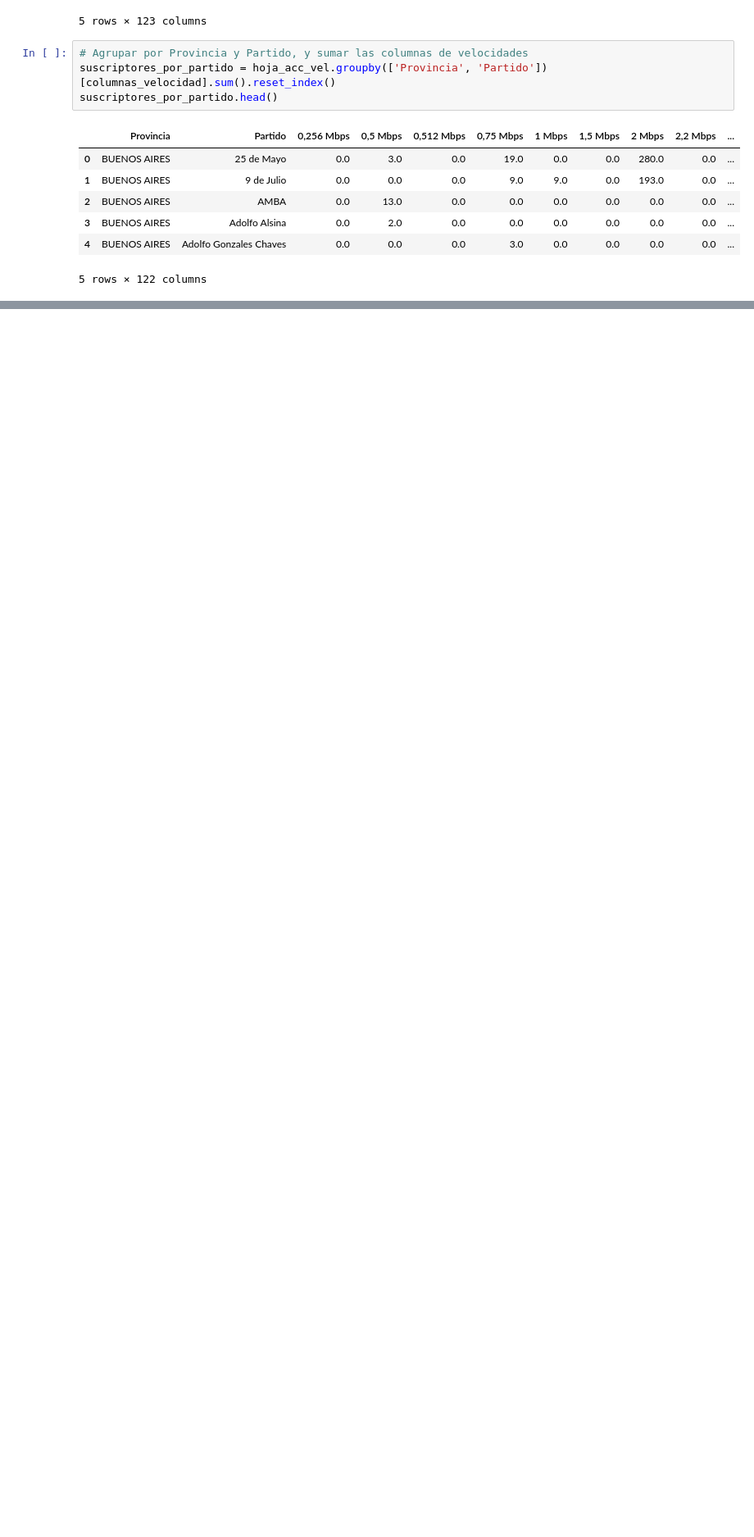
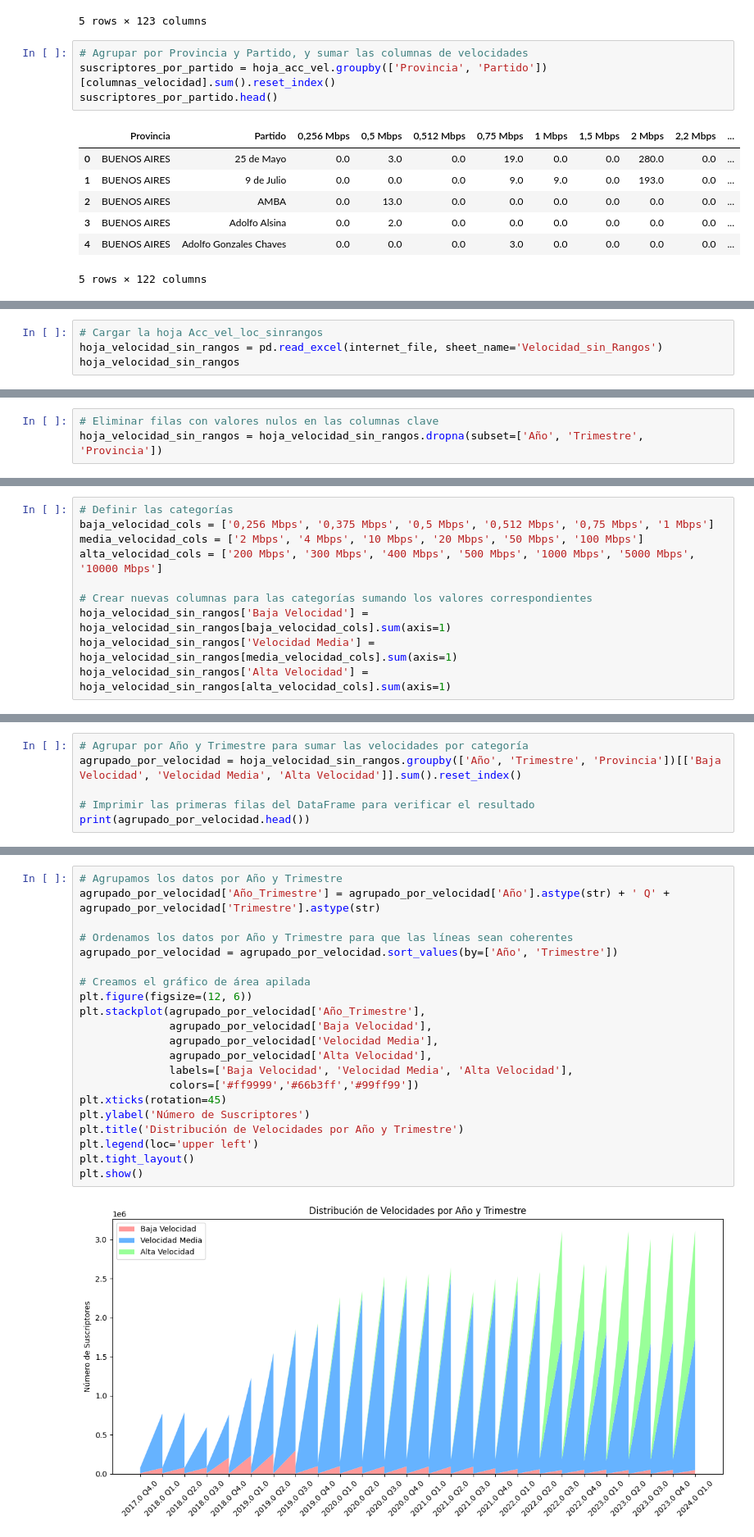
Before and after one commit to Melbutus/Data_Analyst_Telecomunicaciones, a Jupyter notebook: EDA.ipynb, the cells around one changed output, grey strips where cells are left out. Shown: that part at 82% size. Saved outputs shown, nothing was run; the diff lists cells and outputs as text; blank space fills up the shorter version.

```diff
--- a/EDA.ipynb
+++ b/EDA.ipynb
@@ -169,0 +290,4 @@ suscriptores_por_partido.head()
+# %%
+# Cargar la hoja Acc_vel_loc_sinrangos
+hoja_velocidad_sin_rangos = pd.read_excel(internet_file, sheet_name='Velocidad_sin_Rangos')
+hoja_velocidad_sin_rangos
@@ -169,0 +310,3 @@ suscriptores_por_partido.head()
+# %%
+# Eliminar filas con valores nulos en las columnas clave
+hoja_velocidad_sin_rangos = hoja_velocidad_sin_rangos.dropna(subset=['Año', 'Trimestre', 'Provincia'])
@@ -169,0 +328,10 @@ suscriptores_por_partido.head()
+# %%
+# Definir las categorías
+baja_velocidad_cols = ['0,256 Mbps', '0,375 Mbps', '0,5 Mbps', '0,512 Mbps', '0,75 Mbps', '1 Mbps']
+media_velocidad_cols = ['2 Mbps', '4 Mbps', '10 Mbps', '20 Mbps', '50 Mbps', '100 Mbps']
+alta_velocidad_cols = ['200 Mbps', '300 Mbps', '400 Mbps', '500 Mbps', '1000 Mbps', '5000 Mbps', '10000 Mbps']
+
+# Crear nuevas columnas para las categorías sumando los valores correspondientes
+hoja_velocidad_sin_rangos['Baja Velocidad'] = hoja_velocidad_sin_rangos[baja_velocidad_cols].sum(axis=1)
+hoja_velocidad_sin_rangos['Velocidad Media'] = hoja_velocidad_sin_rangos[media_velocidad_cols].sum(axis=1)
+hoja_velocidad_sin_rangos['Alta Velocidad'] = hoja_velocidad_sin_rangos[alta_velocidad_cols].sum(axis=1)
@@ -169,0 +354,6 @@ suscriptores_por_partido.head()
+# %%
+# Agrupar por Año y Trimestre para sumar las velocidades por categoría
+agrupado_por_velocidad = hoja_velocidad_sin_rangos.groupby(['Año', 'Trimestre', 'Provincia'])[['Baja Velocidad', 'Velocidad Media', 'Alta Velocidad']].sum().reset_index()
+
+# Imprimir las primeras filas del DataFrame para verificar el resultado
+print(agrupado_por_velocidad.head())
@@ -169,0 +374,23 @@ suscriptores_por_partido.head()
+# %%
+# Agrupamos los datos por Año y Trimestre
+agrupado_por_velocidad['Año_Trimestre'] = agrupado_por_velocidad['Año'].astype(str) + ' Q' + agrupado_por_velocidad['Trimestre'].astype(str)
+
+# Ordenamos los datos por Año y Trimestre para que las líneas sean coherentes
+agrupado_por_velocidad = agrupado_por_velocidad.sort_values(by=['Año', 'Trimestre'])
+
+# Creamos el gráfico de área apilada
+plt.figure(figsize=(12, 6))
+plt.stackplot(agrupado_por_velocidad['Año_Trimestre'],
+              agrupado_por_velocidad['Baja Velocidad'],
+              agrupado_por_velocidad['Velocidad Media'],
+              agrupado_por_velocidad['Alta Velocidad'],
+              labels=['Baja Velocidad', 'Velocidad Media', 'Alta Velocidad'],
+              colors=['#ff9999','#66b3ff','#99ff99'])
+plt.xticks(rotation=45)
+plt.ylabel('Número de Suscriptores')
+plt.title('Distribución de Velocidades por Año y Trimestre')
+plt.legend(loc='upper left')
+plt.tight_layout()
+plt.show()
+# %% [output]
+[figure, added]
```
Also changed, not shown: parts of 21 cells of this notebook.
